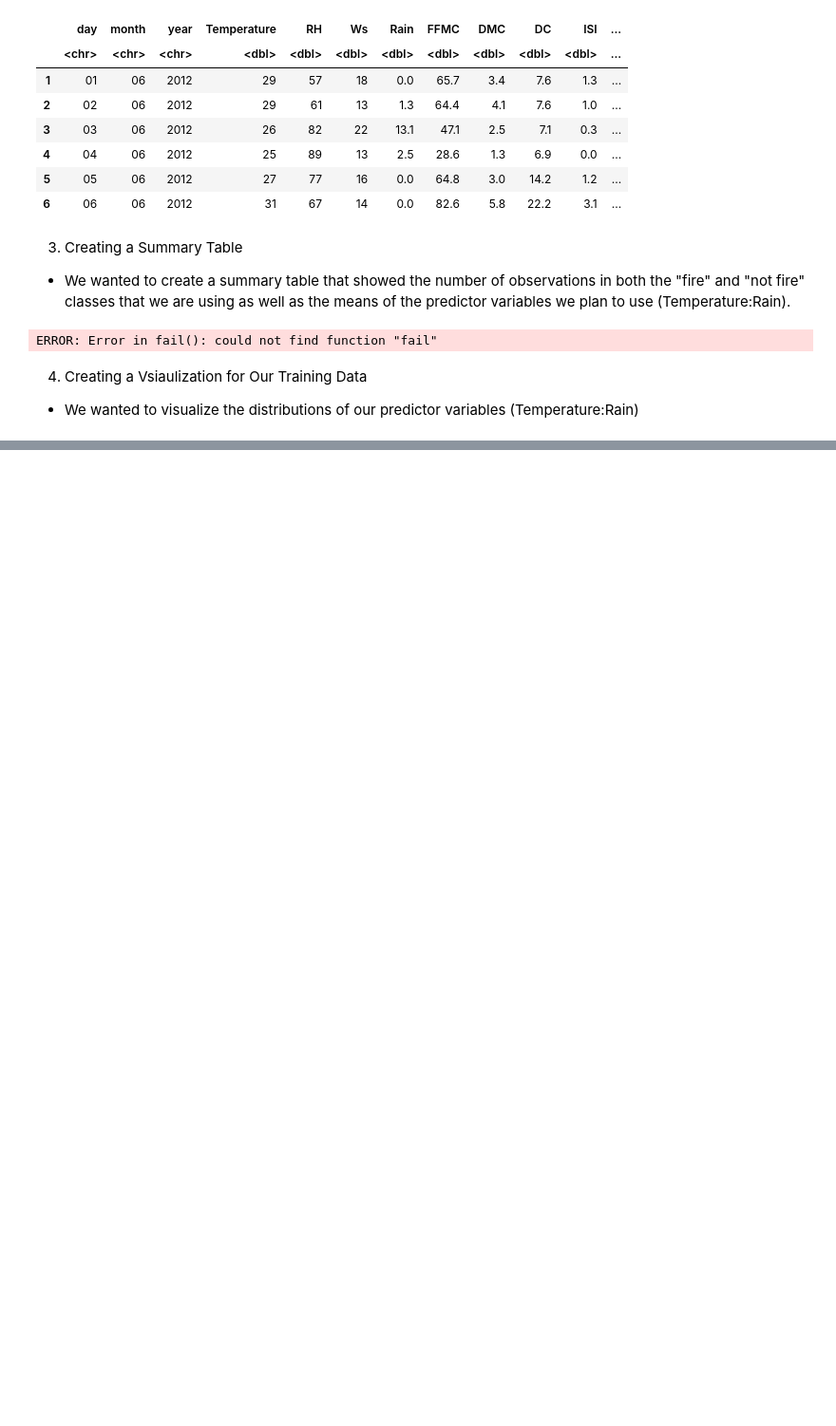
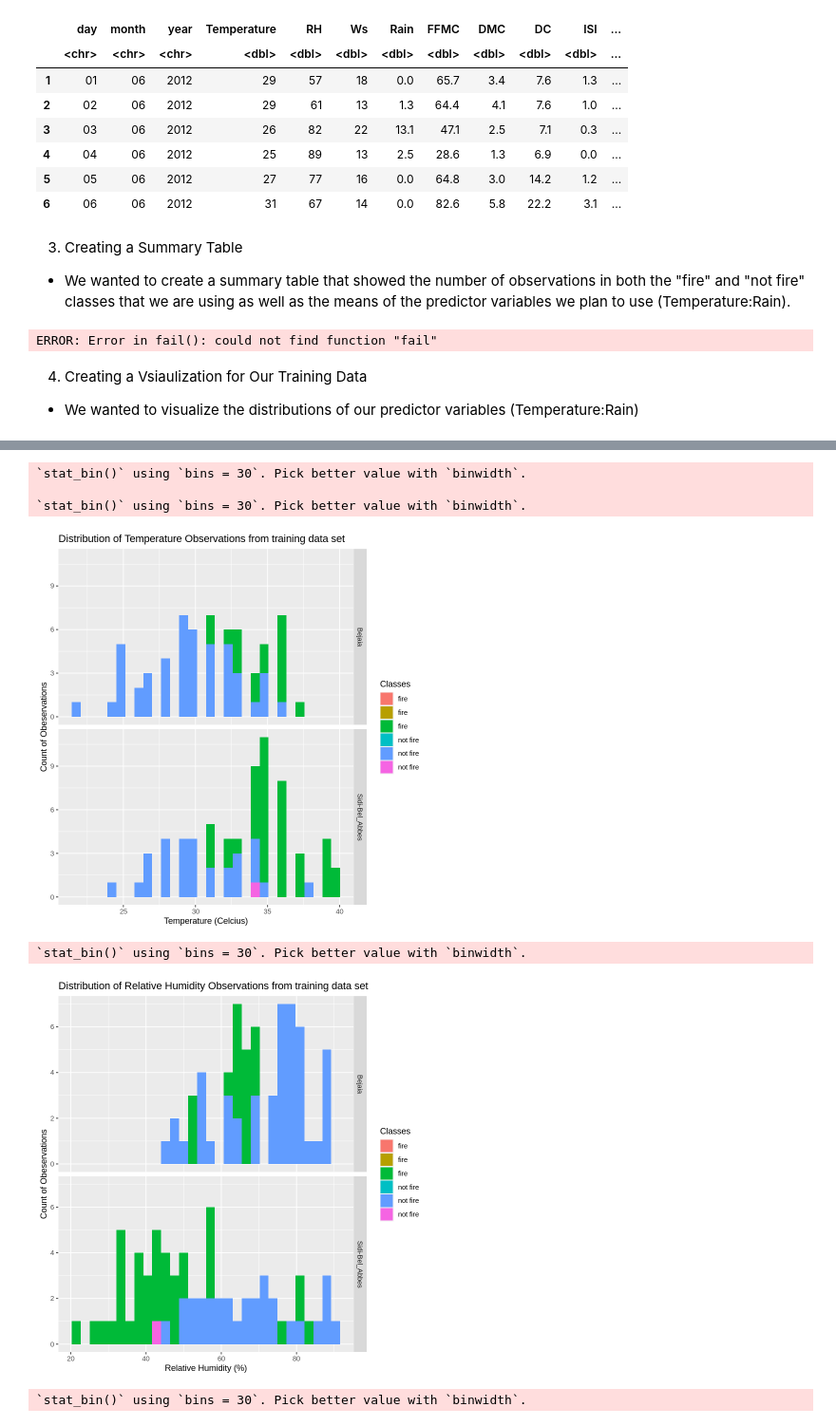
Before and after one commit to Soneif/dsci100-project, a Jupyter notebook: project-proposal.ipynb, the cells around one changed output, grey strips where cells are left out. Shown at 95% size. Saved outputs shown, nothing was run; the diff lists cells and outputs as text; code cells hidden in the pictures; blank space fills up the shorter version.

Commit message:
Added new visualizations, tidied data -- Note, factors need to be collapsed still!

```diff
--- a/project-proposal.ipynb
+++ b/project-proposal.ipynb
@@ -105,7 +122,7 @@ A data.frame: 6 × 14
 # %%
 set.seed(3456)
 
-forest_split <- initial_split(forest_fire_data, prop = 0.75, strata = Classes)
+forest_split <- initial_split(forest_fire_data_mutated, prop = 0.75, strata = Classes)
 forest_fire_training <- training(forest_split)
 forest_fire_testing <- testing(forest_split)
 
@@ -176,0 +165,44 @@ Warning message:
+# %%
+forest_fire_visualization_temperature <- forest_fire_training %>%
+    ggplot(aes(x = Temperature, fill = Classes)) +
+    facet_grid(region ~ .) +
+    geom_histogram(position = "identity") +
+    labs(x = "Temperature (Celcius)", y = "Count of Obeservations",
+         title = "Distribution of Temperature Observations from training data set")
+
+forest_fire_visualization_temperature
+
+forest_fire_visualization_RH <- forest_fire_training %>%
+    ggplot(aes(x = RH, fill = Classes)) +
+    facet_grid(region ~ .) +
+    geom_histogram(position = "identity") +
+    labs(x = "Relative Humidity (%)", y = "Count of Obeservations",
+         title = "Distribution of Relative Humidity Observations from training data set")
+
+forest_fire_visualization_RH
+
+forest_fire_visualization_Ws <- forest_fire_training %>%
+    ggplot(aes(x = Ws, fill = Classes)) +
+    facet_grid(region ~ .) +
+    geom_histogram(position = "identity") +
+    labs(x = "Wind Speed (km/h)", y = "Count of Obeservations",
+         title = "Distribution of Wind Speed Observations from training data set")
+
+forest_fire_visualization_Ws
+
+forest_fire_visualization_Rain <- forest_fire_training %>%
+    ggplot(aes(x = Rain, fill = Classes)) +
+    facet_grid(region ~ .) +
+    geom_histogram(position = "identity") +
+    labs(x = "Total Daily Rain (mm)", y = "Count of Obeservations",
+         title = "Distribution of Total Daily Rain Observations from training data set")
+
+forest_fire_visualization_Rain
+# %% [output]
+`stat_bin()` using `bins = 30`. Pick better value with `binwidth`.
+
+`stat_bin()` using `bins = 30`. Pick better value with `binwidth`.
+[figure, added]
+`stat_bin()` using `bins = 30`. Pick better value with `binwidth`.
+[figure, added]
+`stat_bin()` using `bins = 30`. Pick better value with `binwidth`.
```
Also changed, not shown: parts of 7 cells of this notebook.
